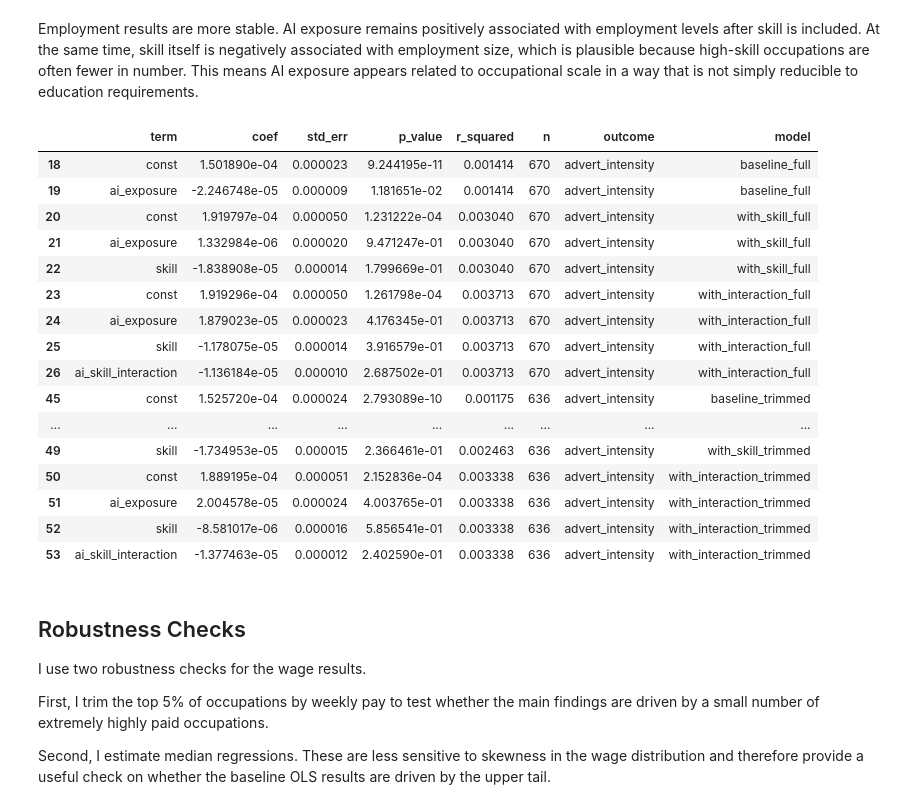
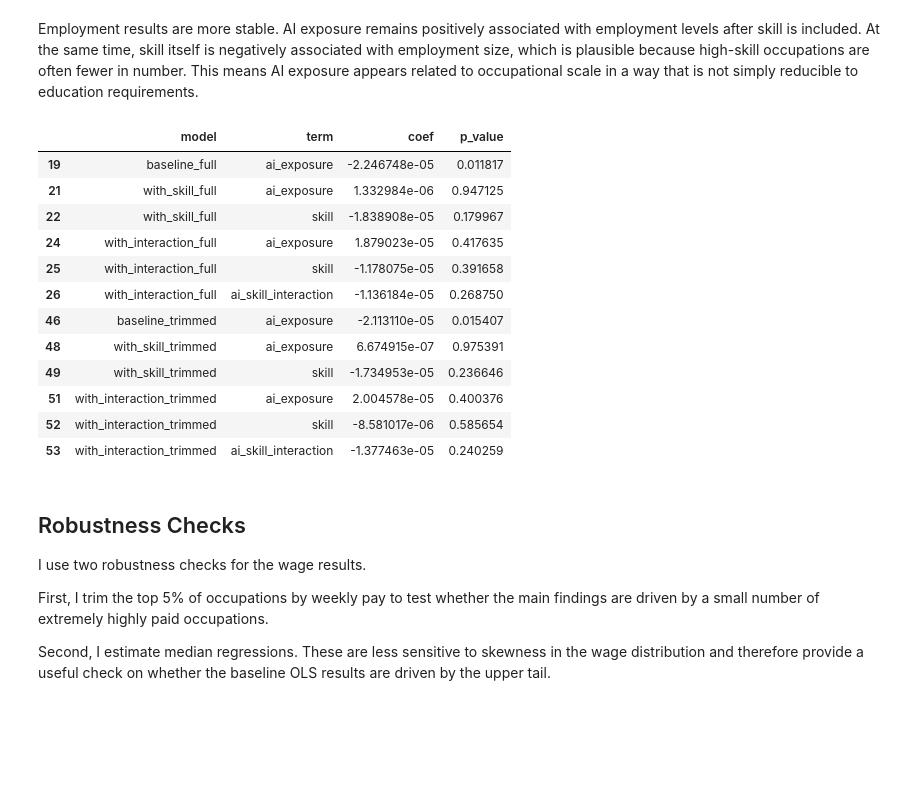
Before and after one commit to riyachandarana/Empirical-Project-2026, a Jupyter notebook: blog.ipynb, the cells around one changed output. Saved outputs shown, nothing was run; the diff lists cells and outputs as text; code cells hidden in the pictures; blank space fills up the shorter version.

```diff
--- a/blog.ipynb
+++ b/blog.ipynb
@@ -198,25 +199,25 @@ employment_results
 # %% [markdown]
 Employment results are more stable. AI exposure remains positively associated with employment levels after skill is included. At the same time, skill itself is negatively associated with employment size, which is plausible because high-skill occupations are often fewer in number. This means AI exposure appears related to occupational scale in a way that is not simply reducible to education requirements.
 # %%
-demand_results
+demand_summary = demand_results[
+    demand_results["term"].isin(["ai_exposure", "skill", "ai_skill_interaction"])
+][["model", "term", "coef", "p_value"]]
+
+demand_summary
 # %% [output]
-|  | term | coef | std_err | p_value | r_squared | n | outcome | model |
-| 18 | const | 1.501890e-04 | 0.000023 | 9.244195e-11 | 0.001414 | 670 | advert_intensity | baseline_full |
-| 19 | ai_exposure | -2.246748e-05 | 0.000009 | 1.181651e-02 | 0.001414 | 670 | advert_intensity | baseline_full |
-| 20 | const | 1.919797e-04 | 0.000050 | 1.231222e-04 | 0.003040 | 670 | advert_intensity | with_skill_full |
-| 21 | ai_exposure | 1.332984e-06 | 0.000020 | 9.471247e-01 | 0.003040 | 670 | advert_intensity | with_skill_full |
-| 22 | skill | -1.838908e-05 | 0.000014 | 1.799669e-01 | 0.003040 | 670 | advert_intensity | with_skill_full |
-| 23 | const | 1.919296e-04 | 0.000050 | 1.261798e-04 | 0.003713 | 670 | advert_intensity | with_interaction_full |
-| 24 | ai_exposure | 1.879023e-05 | 0.000023 | 4.176345e-01 | 0.003713 | 670 | advert_intensity | with_interaction_full |
-| 25 | skill | -1.178075e-05 | 0.000014 | 3.916579e-01 | 0.003713 | 670 | advert_intensity | with_interaction_full |
-| 26 | ai_skill_interaction | -1.136184e-05 | 0.000010 | 2.687502e-01 | 0.003713 | 670 | advert_intensity | with_interaction_full |
-| 45 | const | 1.525720e-04 | 0.000024 | 2.793089e-10 | 0.001175 | 636 | advert_intensity | baseline_trimmed |
-| ... | ... | ... | ... | ... | ... | ... | ... | ... |
-| 49 | skill | -1.734953e-05 | 0.000015 | 2.366461e-01 | 0.002463 | 636 | advert_intensity | with_skill_trimmed |
-| 50 | const | 1.889195e-04 | 0.000051 | 2.152836e-04 | 0.003338 | 636 | advert_intensity | with_interaction_trimmed |
-| 51 | ai_exposure | 2.004578e-05 | 0.000024 | 4.003765e-01 | 0.003338 | 636 | advert_intensity | with_interaction_trimmed |
-| 52 | skill | -8.581017e-06 | 0.000016 | 5.856541e-01 | 0.003338 | 636 | advert_intensity | with_interaction_trimmed |
-| 53 | ai_skill_interaction | -1.377463e-05 | 0.000012 | 2.402590e-01 | 0.003338 | 636 | advert_intensity | with_interaction_trimmed |
+|  | model | term | coef | p_value |
+| 19 | baseline_full | ai_exposure | -2.246748e-05 | 0.011817 |
+| 21 | with_skill_full | ai_exposure | 1.332984e-06 | 0.947125 |
+| 22 | with_skill_full | skill | -1.838908e-05 | 0.179967 |
+| 24 | with_interaction_full | ai_exposure | 1.879023e-05 | 0.417635 |
+| 25 | with_interaction_full | skill | -1.178075e-05 | 0.391658 |
+| 26 | with_interaction_full | ai_skill_interaction | -1.136184e-05 | 0.268750 |
+| 46 | baseline_trimmed | ai_exposure | -2.113110e-05 | 0.015407 |
+| 48 | with_skill_trimmed | ai_exposure | 6.674915e-07 | 0.975391 |
+| 49 | with_skill_trimmed | skill | -1.734953e-05 | 0.236646 |
+| 51 | with_interaction_trimmed | ai_exposure | 2.004578e-05 | 0.400376 |
+| 52 | with_interaction_trimmed | skill | -8.581017e-06 | 0.585654 |
+| 53 | with_interaction_trimmed | ai_skill_interaction | -1.377463e-05 | 0.240259 |
 # %% [markdown]
 ## Robustness Checks
 
```
Also changed, not shown: parts of 3 cells of this notebook, 1 other file.
